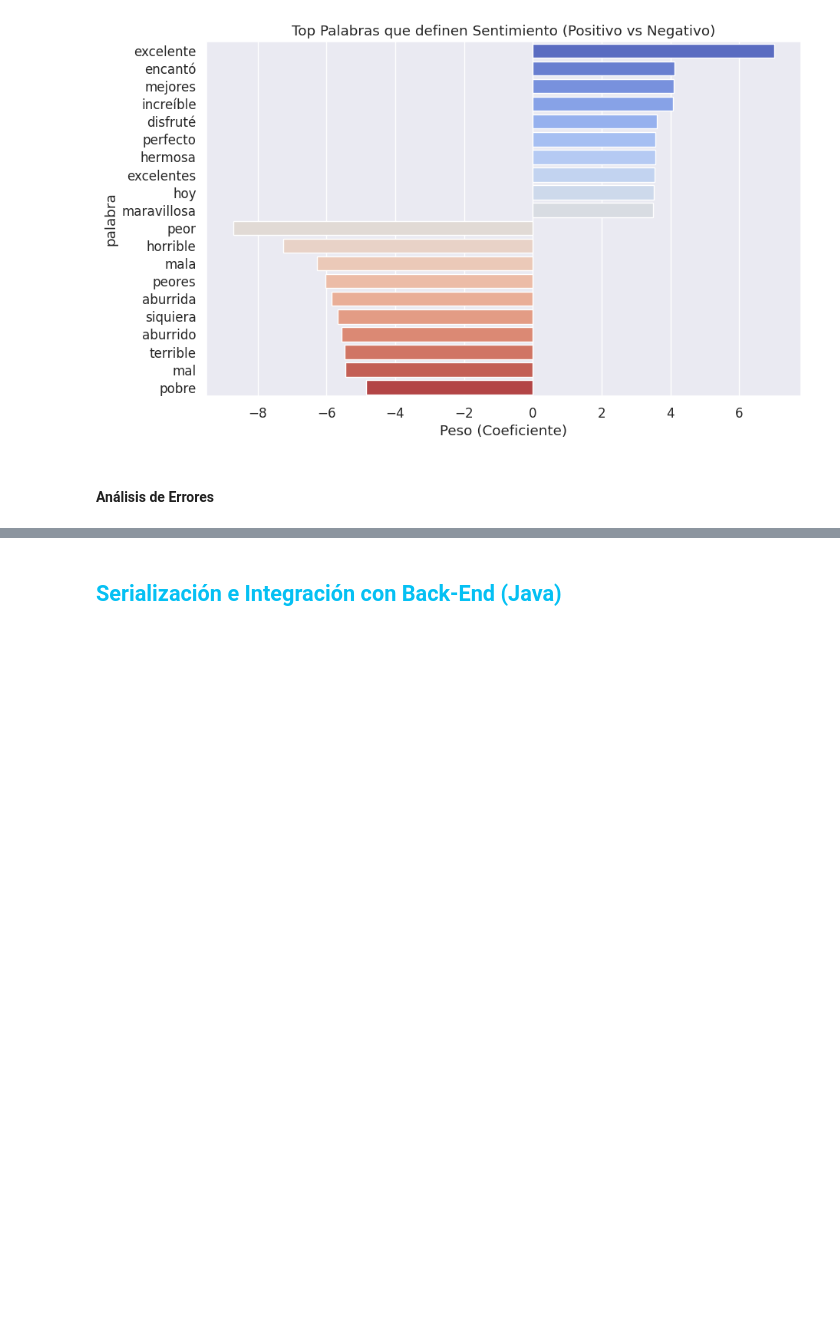
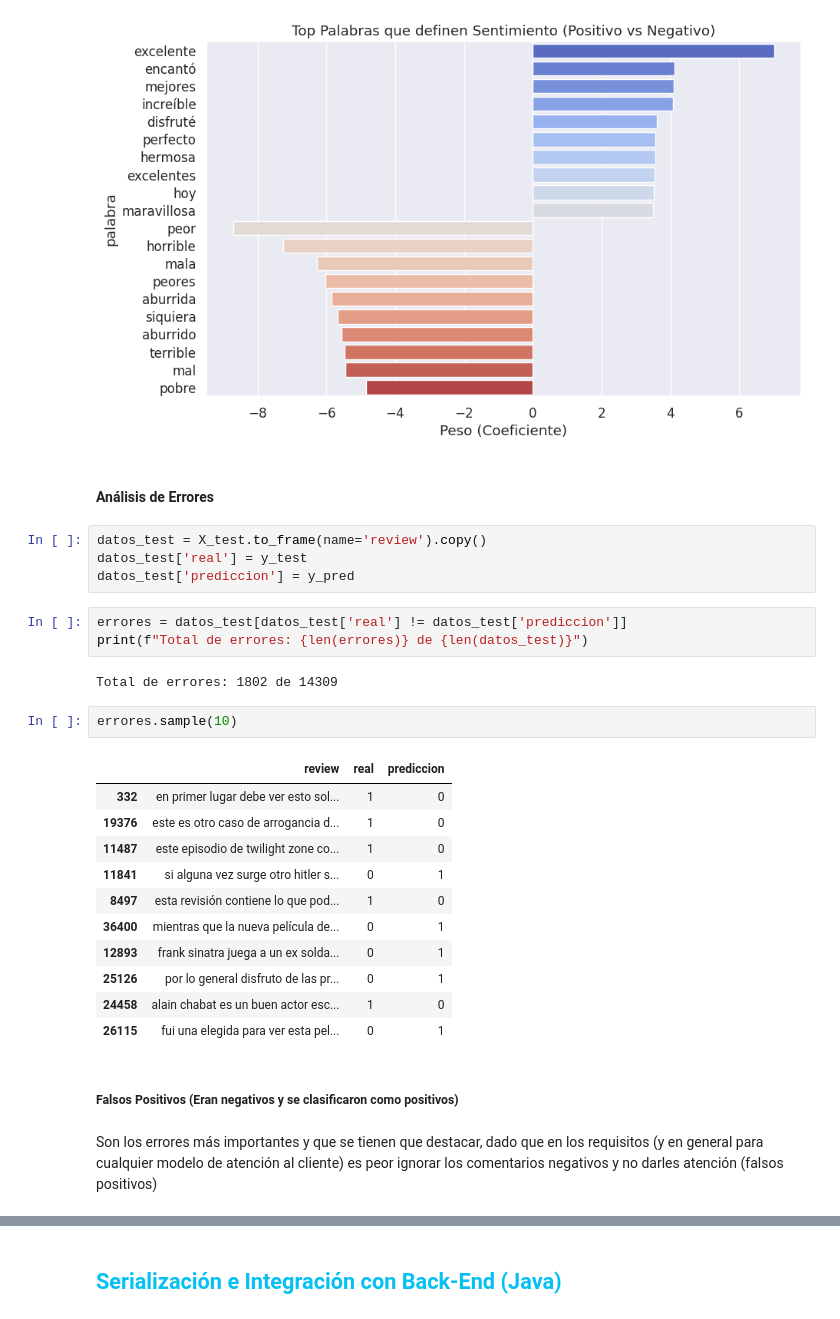
Before and after one commit to Bladimir0607/sentiment-api-equipo39, a Jupyter notebook: data_science/notebooks/Modelo_hackathon.ipynb, the cells around one changed output, grey strips where cells are left out. Cells and saved outputs as stored; diff of their text form; blank space fills up the shorter version.

Commit message:
Falsos positivos y falsos negativos

```diff
--- a/data_science/notebooks/Modelo_hackathon.ipynb
+++ b/data_science/notebooks/Modelo_hackathon.ipynb
@@ -1044,3 +1044,30 @@ Passing `palette` without assigning `hue` is deprecated and will be removed in v
 [figure]
 # %% [markdown]
 #### Análisis de Errores
+# %%
+datos_test = X_test.to_frame(name='review').copy()
+datos_test['real'] = y_test
+datos_test['prediccion'] = y_pred
+# %%
+errores = datos_test[datos_test['real'] != datos_test['prediccion']]
+print(f"Total de errores: {len(errores)} de {len(datos_test)}")
+# %% [output]
+Total de errores: 1802 de 14309
+# %%
+errores.sample(10)
+# %% [output]
+|  | review | real | prediccion |
+| 332 | en primer lugar debe ver esto sol... | 1 | 0 |
+| 19376 | este es otro caso de arrogancia d... | 1 | 0 |
+| 11487 | este episodio de twilight zone co... | 1 | 0 |
+| 11841 | si alguna vez surge otro hitler s... | 0 | 1 |
+| 8497 | esta revisión contiene lo que pod... | 1 | 0 |
+| 36400 | mientras que la nueva película de... | 0 | 1 |
+| 12893 | frank sinatra juega a un ex solda... | 0 | 1 |
+| 25126 | por lo general disfruto de las pr... | 0 | 1 |
+| 24458 | alain chabat es un buen actor esc... | 1 | 0 |
+| 26115 | fui una elegida para ver esta pel... | 0 | 1 |
+# %% [markdown]
+##### Falsos Positivos (Eran negativos y se clasificaron como positivos)
+# %% [markdown]
+Son los errores más importantes y que se tienen que destacar, dado que en los requisitos (y en general para cualquier modelo de atención al cliente) es peor ignorar los comentarios negativos y no darles atención (falsos positivos)
```
Also changed, not shown: parts of 4 cells of this notebook.
